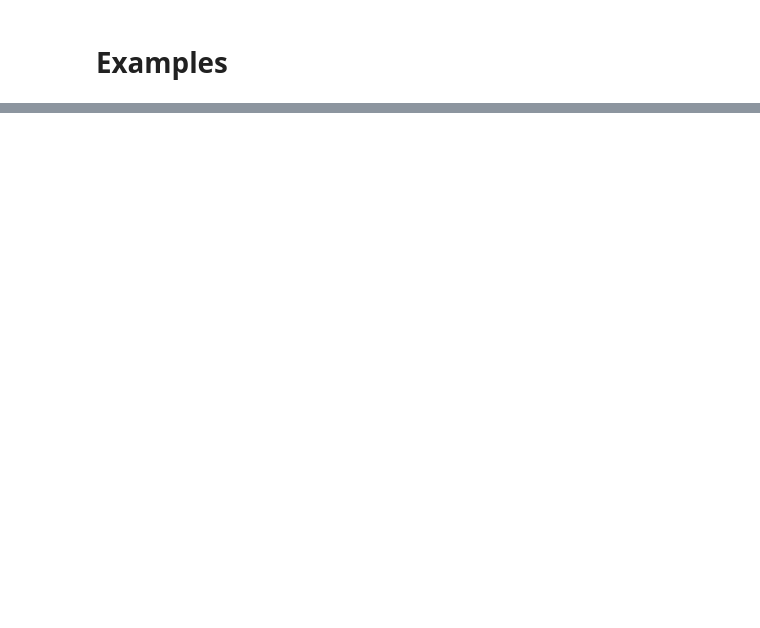
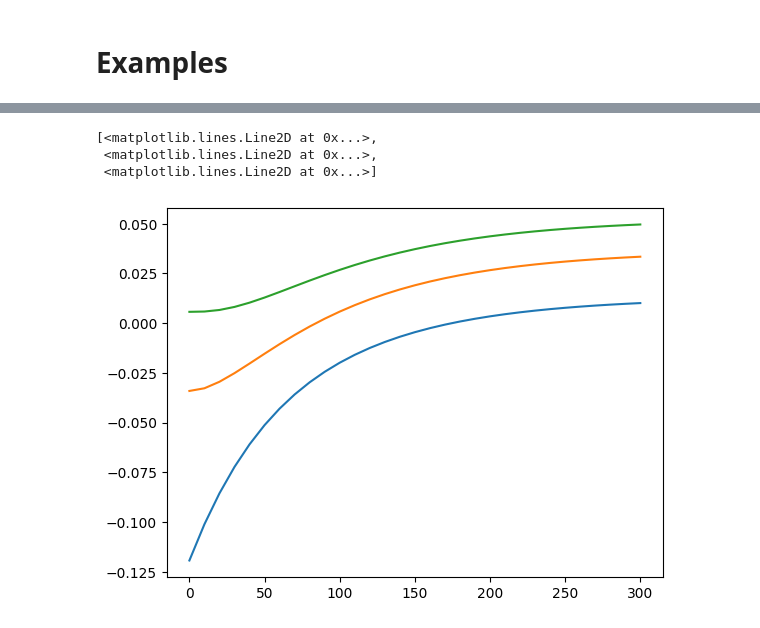
Before and after one commit to not-keertana/PYKINEMODE-CODE-IMPROVEMENT, a Jupyter notebook: code/Pykinemod_with_inputs.ipynb, the cells around one changed output, grey strips where cells are left out. Drawn from its saved outputs; the diff is of its cells as text; code cells hidden in the pictures; blank space fills up the shorter version.

```diff
--- a/code/Pykinemod_with_inputs.ipynb
+++ b/code/Pykinemod_with_inputs.ipynb
@@ -3961,0 +3111,7 @@ One or more species names in concentration data file are invalid. Allowed names:
+# %%
+plt.plot(time, xr_normal)
+# %% [output]
+[<matplotlib.lines.Line2D at 0x...>,
+ <matplotlib.lines.Line2D at 0x...>,
+ <matplotlib.lines.Line2D at 0x...>]
+[figure, added]
```
Also changed, not shown: parts of 44 cells of this notebook, 4 other files.
